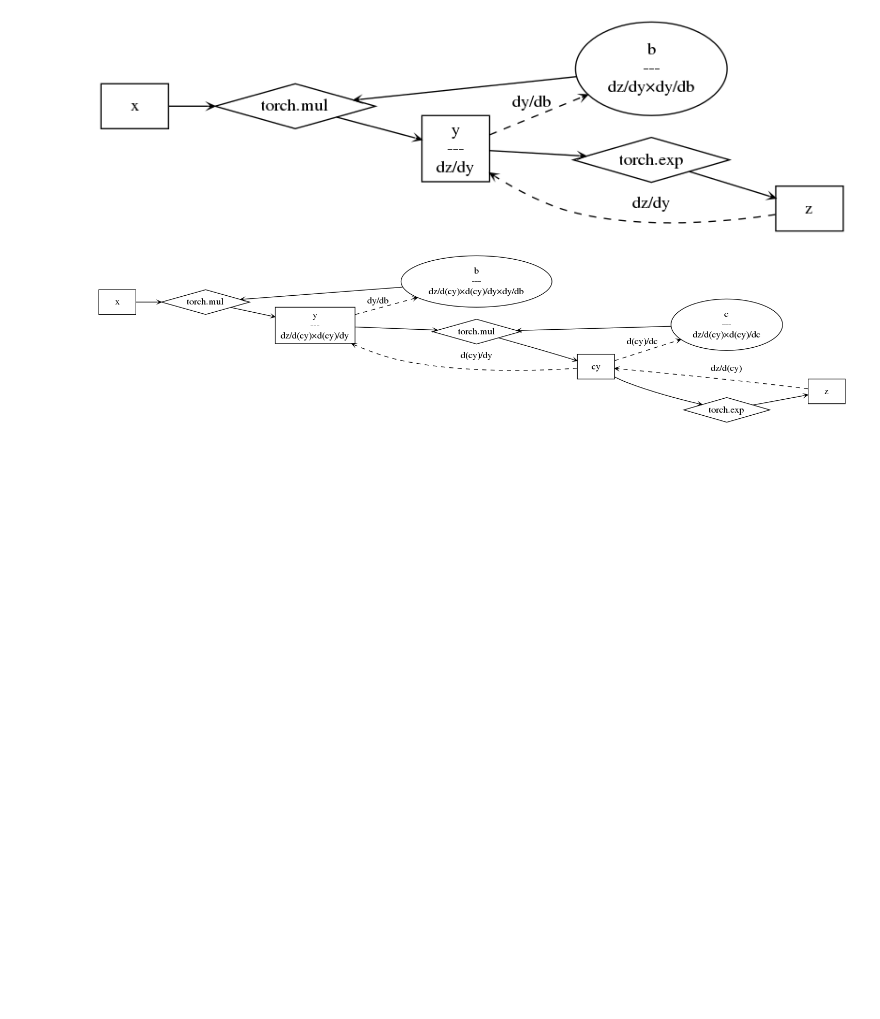
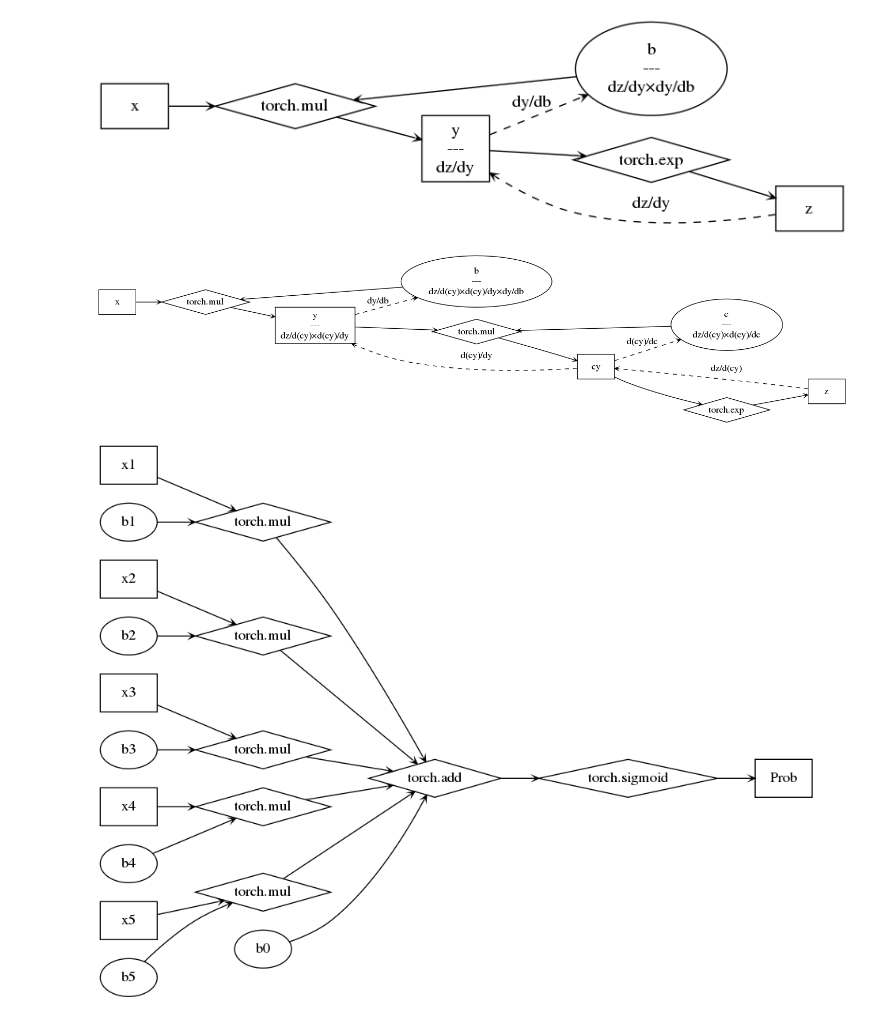
Before and after one commit to sijichun/PythonTutor, a Jupyter notebook: T31_graph_of_pytorch.ipynb, the cells around one changed output. Drawn from its saved outputs; the diff is of its cells as text; code cells hidden in the pictures; blank space fills up the shorter version.

```diff
--- a/T31_graph_of_pytorch.ipynb
+++ b/T31_graph_of_pytorch.ipynb
@@ -51,3 +51,37 @@ dot.edge('cy','c', label='d(cy)/dc', style='dashed')
 Image(dot.render('pic/compute_graph_back2.gv'))
 # %% [output]
 [figure]
+# %%
+dot = Digraph(comment='Logistic', format='png')
+dot.graph_attr['rankdir'] = 'LR'
+dot.edge_attr.update(arrowhead='vee', arrowsize='0.5')
+dot.node('x1', 'x1', shape='box')
+dot.node('b1', r'b1')
+dot.node('mul1', 'torch.mul', shape='diamond')
+dot.node('x2', 'x2', shape='box')
+dot.node('b2', r'b2')
+dot.node('mul2', 'torch.mul', shape='diamond')
+dot.node('x3', 'x3', shape='box')
+dot.node('b3', r'b3')
+dot.node('mul3', 'torch.mul', shape='diamond')
+dot.node('x4', 'x4', shape='box')
+dot.node('b4', r'b4')
+dot.node('mul4', 'torch.mul', shape='diamond')
+dot.node('x5', 'x5', shape='box')
+dot.node('b5', r'b5')
+dot.node('mul5', 'torch.mul', shape='diamond')
+dot.node('b', r'b0')
+dot.node('add', 'torch.add', shape='diamond')
+dot.node('sigmoid', 'torch.sigmoid', shape='diamond')
+dot.node('p', 'Prob', shape='box')
+dot.edges([['x1','mul1'],['b1','mul1']])
+dot.edges([['x2','mul2'],['b2','mul2']])
+dot.edges([['x3','mul3'],['b3','mul3']])
+dot.edges([['x4','mul4'],['b4','mul4']])
+dot.edges([['x5','mul5'],['b5','mul5']])
+dot.edges([['b','add'],['mul1','add'],['mul2','add'],['mul3','add'],['mul4','add'],['mul5','add']])
+dot.edge('add','sigmoid')
+dot.edge('sigmoid','p')
+Image(dot.render('pic/compute_graph_Logistic.gv'))
+# %% [output]
+[figure, added]
```
Also changed, not shown: parts of 1 cell of this notebook, 3 other files.
